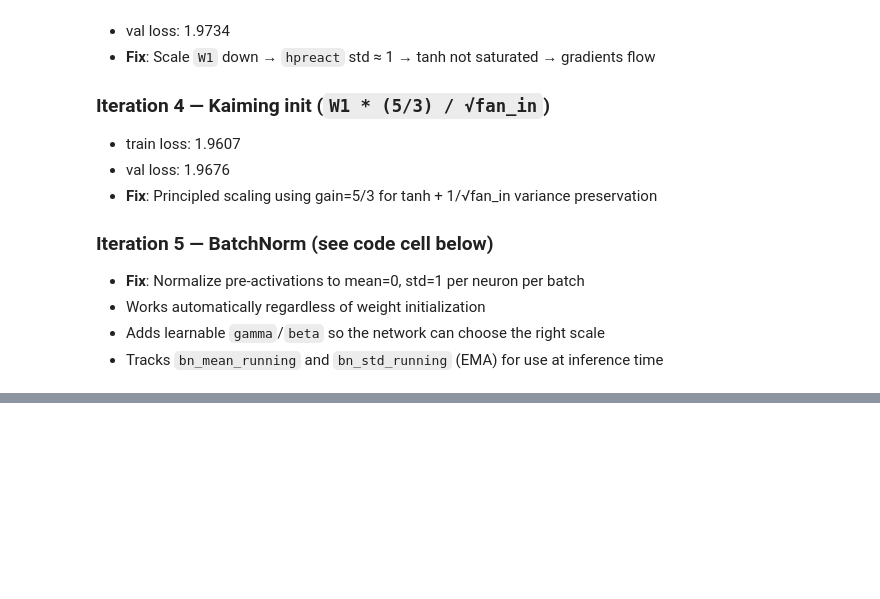
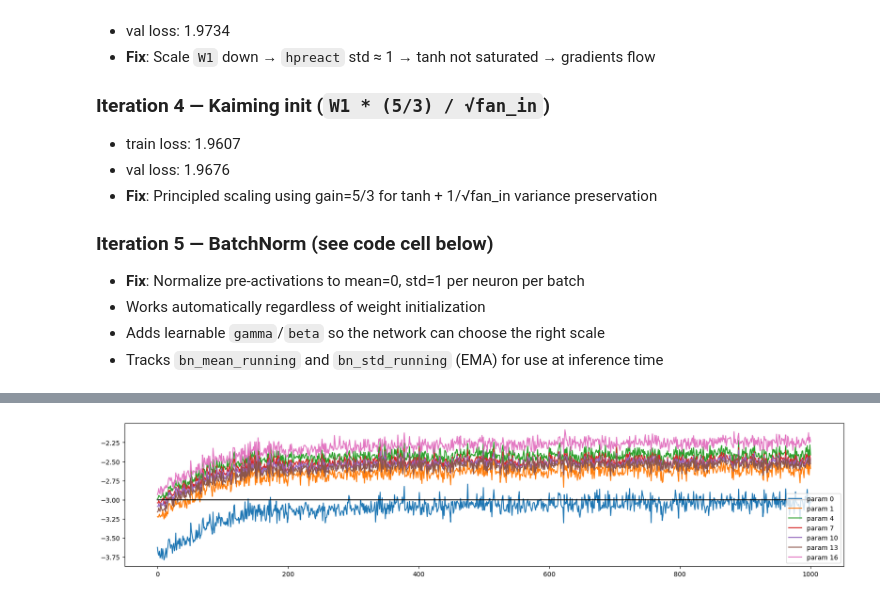
Before and after one commit to abhishek-marathe04/makemore, a Jupyter notebook: makemore_part3.ipynb, the cells around one changed output, grey strips where cells are left out. Cells and saved outputs as stored; diff of their text form; code cells hidden in the pictures; blank space fills up the shorter version.

```diff
--- a/makemore_part3.ipynb
+++ b/makemore_part3.ipynb
@@ -1018,0 +1439,18 @@ Text(0.5, 1.0, 'gradient distribution')
+# %%
+# Update-to-data ratio plot over training steps.
+# Each line = log10(std(lr * gradient) / std(weight)) for one weight matrix.
+# x-axis = training step, y-axis = log10(update ratio).
+# Black reference line at y=-3 marks the healthy target ratio of ~1e-3 (0.1%).
+# Lines near -3: well-calibrated. Above -3: lr too high. Below -3: lr too low.
+# Lines that diverge from each other: some layers learning much faster/slower than others.
+
+plt.figure(figsize=(20, 4))
+legends = []
+for i,p in enumerate(parameters):
+  if p.ndim == 2:
+    plt.plot([ud[j][i] for j in range(len(ud))])
+    legends.append('param %d' % i)
+plt.plot([0, len(ud)], [-3, -3], 'k') # reference line: ratio = 1e-3 is the healthy target
+plt.legend(legends);
+# %% [output]
+[figure, added]
```
Also changed, not shown: parts of 22 cells of this notebook.
